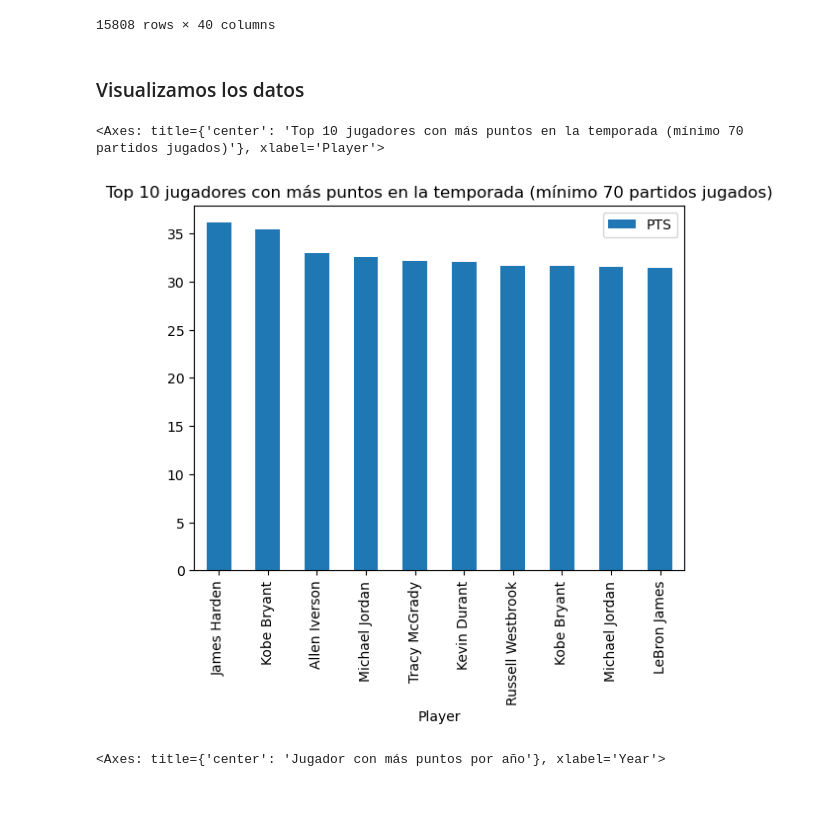
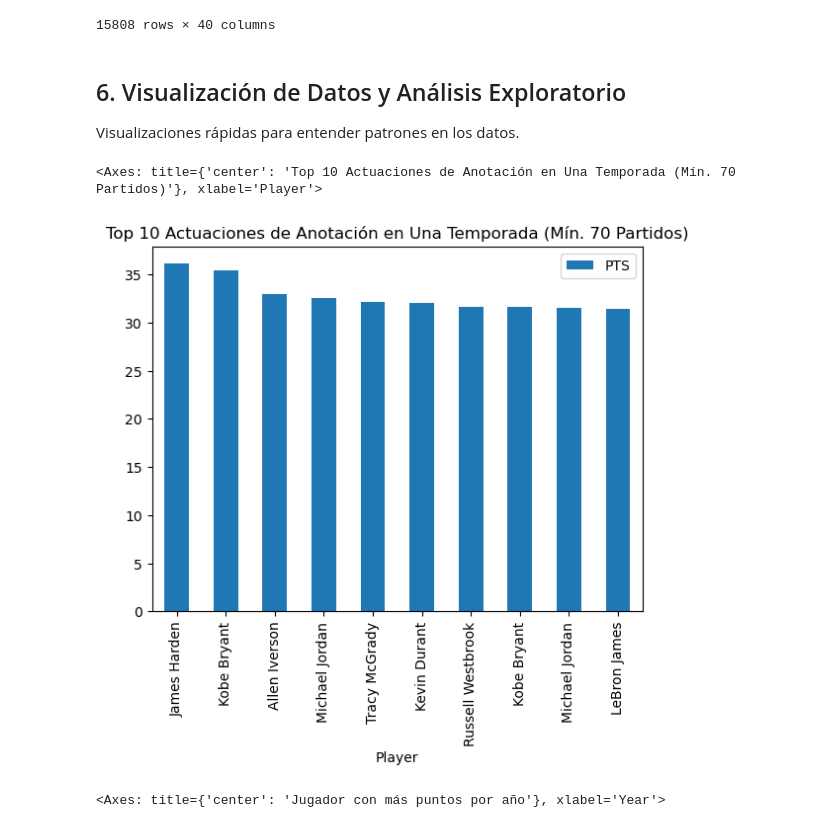
Before and after one commit to Super1232/MVP-NBA-Predictions-, a Jupyter notebook: data cleaning/data_cleaning.ipynb, the cells around one changed output. Saved outputs shown, nothing was run; the diff lists cells and outputs as text; code cells hidden in the pictures; blank space fills up the shorter version.

```diff
--- a/data cleaning/data_cleaning.ipynb
+++ b/data cleaning/data_cleaning.ipynb
@@ -115,16 +154,28 @@ players_cleaned
 | 15841 | Željko Rebrača | 33 | LAC | C | 29 | 2 | 14.2 | 1.8 | 3.3 | .542 | ... | ... |
 15808 rows × 30 columns
 # %%
-#Normaliza nombres eliminando caracteres especiales y acentos
+# Normalizar nombres de jugadores para manejar problemas de codificación y caracteres especiales
+# Esto es crítico para fusionar correctamente los conjuntos de datos
 
 def normalize_name(name):
+    """
+    Normalizar nombres de jugadores mediante:
+    1. Arreglar corrupción de codificación común (ej: Ä, Ã³, Ã)
+    2. Eliminar acentos y diacríticos
+    3. Convertir a caracteres solo ASCII
+
+    Ejemplos:
+    - "StojakoviÄ" -> "Stojakovic"
+    - "GinÃ³bili" -> "Ginobili"
+    - "DragiÄ" -> "Dragic"
+    """
     name_str = str(name)
 
-    # Limpiar caracteres corruptos comunes
+    # Arreglar caracteres corruptos comunes de problemas de codificación
     replacements = {
-        'Ä': 'c',  # Para casos como StojakoviÄ -> Stojakovic
-        'Ã³': 'o',  # Para casos como GinÃ³bili -> Ginobili
-        'Ã': 'i',   # Para casos como DragÄ -> Dragic
+        'Ä': 'c',   # Caracteres Čeština
+        'Ã³': 'o',
+        'Ã': 'i',
         '¡': 'c',
         'Ä': 'c'
     }
@@ -132,12 +183,13 @@ def normalize_name(name):
     for old, new in replacements.items():
         name_str = name_str.replace(old, new)
 
-    # Normaliza el nombre para descomponer los caracteres acentuados
+    # Descomponer caracteres con acentos (ej: é -> e + acento)
     nfkd_form = unicodedata.normalize('NFKD', name_str)
-    # Devuelve solo los caracteres ASCII
+
+    # Mantener solo caracteres ASCII (elimina las marcas de acento)
     only_ascii = "".join([c for c in nfkd_form if not unicodedata.combining(c)])
 
-    # Limpieza adicional: eliminar cualquier carácter no ASCII restante
+    # Limpieza adicional: eliminar cualquier carácter no-ASCII restante
     final_name = "".join([c if ord(c) < 128 else '' for c in only_ascii])
 
     return final_name
@@ -494,11 +583,12 @@ combined_stats_master
 combined_stats_master.to_csv("combined_stats_master.csv")
 # %% [markdown]
-### Visualizamos los datos
+## 6. Visualización de Datos y Análisis Exploratorio
+
+Visualizaciones rápidas para entender patrones en los datos.
 # %%
-# Ordena los jugadores que hayan jugado más de 70 partidos y los ordena por los 10 que mas puntos han anotado
-hightest_score = combined_stats_master[combined_stats_master["G"] > 70].sort_values(by="PTS", ascending=False).head(10)
-hightest_score.plot.bar(x="Player", y="PTS", title="Top 10 jugadores con más puntos en la temporada (mínimo 70 partidos jugados)")
+highest_score = combined_stats_master[combined_stats_master["G"] > 70].sort_values(by="PTS", ascending=False).head(10)
+highest_score.plot.bar(x="Player", y="PTS", title="Top 10 Actuaciones de Anotación en Una Temporada (Mín. 70 Partidos)")
 # %% [output]
-<Axes: title={'center': 'Top 10 jugadores con más puntos en la temporada (mínimo 70 partidos jugados)'}, xlabel='Player'>
+<Axes: title={'center': 'Top 10 Actuaciones de Anotación en Una Temporada (Mín. 70 Partidos)'}, xlabel='Player'>
-[figure, old version]
+[figure, new version]
 # %%
```
Also changed, not shown: parts of 46 cells of this notebook, 3 other files.
